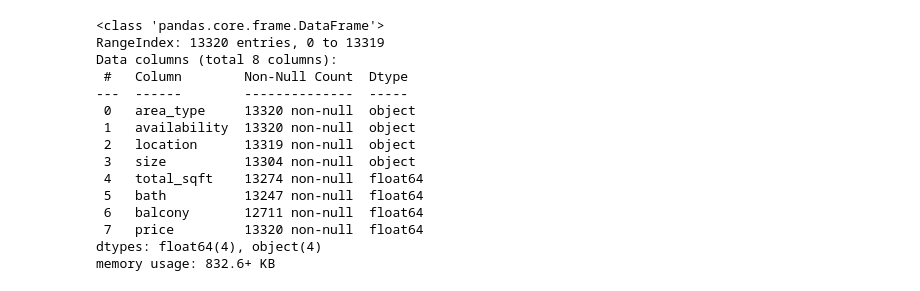
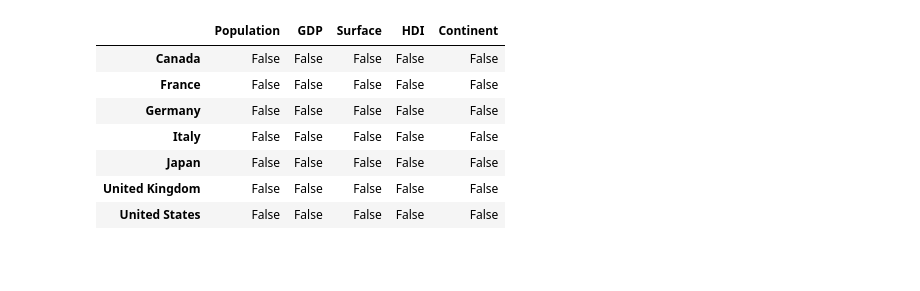
Before and after one commit to shubham62025865/shubham1, a Jupyter notebook: Untitled21.ipynb, the cells around one changed output. Cells and saved outputs as stored; diff of their text form; code cells hidden in the pictures; blank space fills up the shorter version.

```diff
--- a/Untitled21.ipynb
+++ b/Untitled21.ipynb
@@ -61,3 +84 @@ outliers
-# %%
-df.drop(columns="society",inplace=True)
 # %%
@@ -197,12 +97,0 @@ Name: total_sqft, dtype: object
-# %%
-for i in range(len(df)):
-  try:
-    float(df["total_sqft"].iloc[i])
-    df["total_sqft"].iloc[i] = float(df["total_sqft"].iloc[i])
-
-  except:
-    try:
-      b = df["total_sqft"].iloc[i].split("-")
-      df["total_sqft"].iloc[i] = (float(b[0]) + float(b[1]) )/2
-    except:
-      df["total_sqft"].iloc[i] = np.nan
@@ -222,20 +98,11 @@ See the caveats in the documentation: https://pandas.pydata.org/pandas-docs/stab
-# %%
-df["total_sqft"] = df["total_sqft"].astype("float")
 # %%
-df.info()
+df.isnull()
 # %% [output]
-<class 'pandas.core.frame.DataFrame'>
-RangeIndex: 13320 entries, 0 to 13319
-Data columns (total 8 columns):
- #   Column        Non-Null Count  Dtype
----  ------        --------------  -----
- 0   area_type     13320 non-null  object
- 1   availability  13320 non-null  object
- 2   location      13319 non-null  object
- 3   size          13304 non-null  object
- 4   total_sqft    13274 non-null  float64
- 5   bath          13247 non-null  float64
- 6   balcony       12711 non-null  float64
- 7   price         13320 non-null  float64
-dtypes: float64(4), object(4)
-memory usage: 832.6+ KB
+|  | Population | GDP | Surface | HDI | Continent |
+| Canada | False | False | False | False | False |
+| France | False | False | False | False | False |
+| Germany | False | False | False | False | False |
+| Italy | False | False | False | False | False |
+| Japan | False | False | False | False | False |
+| United Kingdom | False | False | False | False | False |
+| United States | False | False | False | False | False |
```
Also changed, not shown: parts of 89 cells of this notebook.
